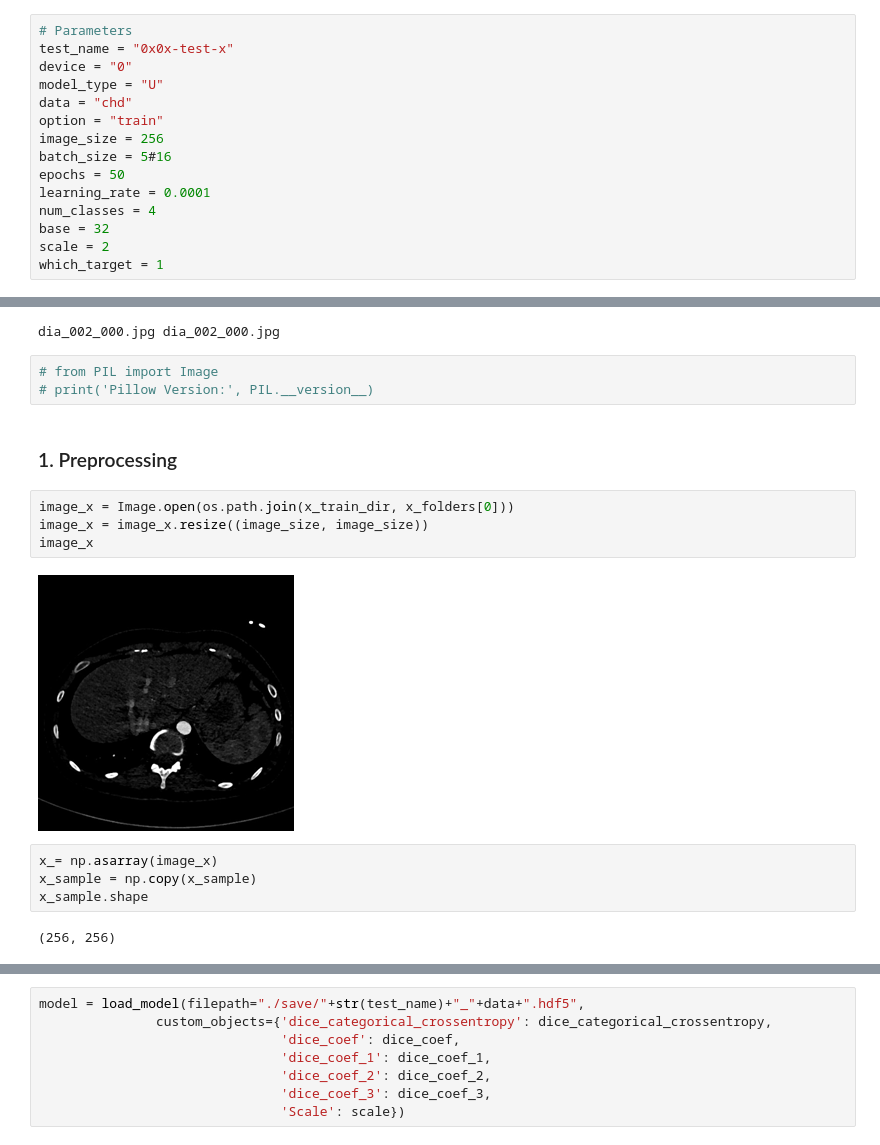
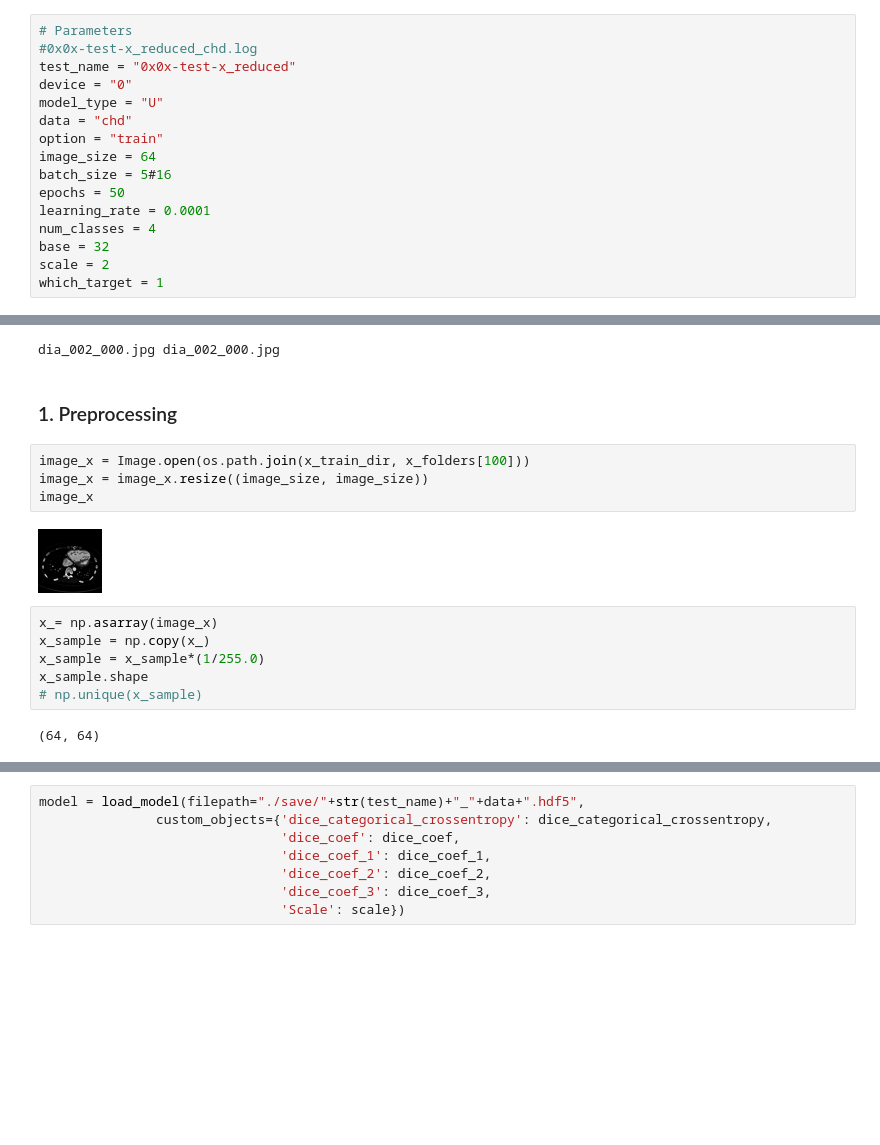
Before and after one commit to jungsunyoo/AdvImgSeg, a Jupyter notebook: AdvImg_apr17.ipynb, the cells around one changed output, grey strips where cells are left out. Saved outputs shown, nothing was run; the diff lists cells and outputs as text; blank space fills up the shorter version.

Commit message:
reduced model with rescaled images'

```diff
--- a/AdvImg_apr17.ipynb
+++ b/AdvImg_apr17.ipynb
@@ -35,12 +35,13 @@ tf.set_random_seed(777)
 # config.gpu_options.allow_growth = True
 # %%
 # Parameters
-test_name = "0x0x-test-x"
+#0x0x-test-x_reduced_chd.log
+test_name = "0x0x-test-x_reduced"
 device = "0"
 model_type = "U"
 data = "chd"
 option = "train"
-image_size = 256
+image_size = 64
 batch_size = 5#16
 epochs = 50
 learning_rate = 0.0001
@@ -66,21 +67,20 @@ y_folders = sorted(y_folders)
 print(x_folders[0], y_folders[0])
 # %% [output]
 dia_002_000.jpg dia_002_000.jpg
-# %%
-# from PIL import Image
-# print('Pillow Version:', PIL.__version__)
 # %% [markdown]
 ### 1. Preprocessing
 # %%
-image_x = Image.open(os.path.join(x_train_dir, x_folders[0]))
+image_x = Image.open(os.path.join(x_train_dir, x_folders[100]))
 image_x = image_x.resize((image_size, image_size))
 image_x
 # %% [output]
-[figure, old version]
+[figure, new version]
 # %%
 x_= np.asarray(image_x)
-x_sample = np.copy(x_sample)
+x_sample = np.copy(x_)
+x_sample = x_sample*(1/255.0)
 x_sample.shape
+# np.unique(x_sample)
 # %% [output]
-(256, 256)
+(64, 64)
 # %%
```
Also changed, not shown: parts of 29 cells of this notebook.
